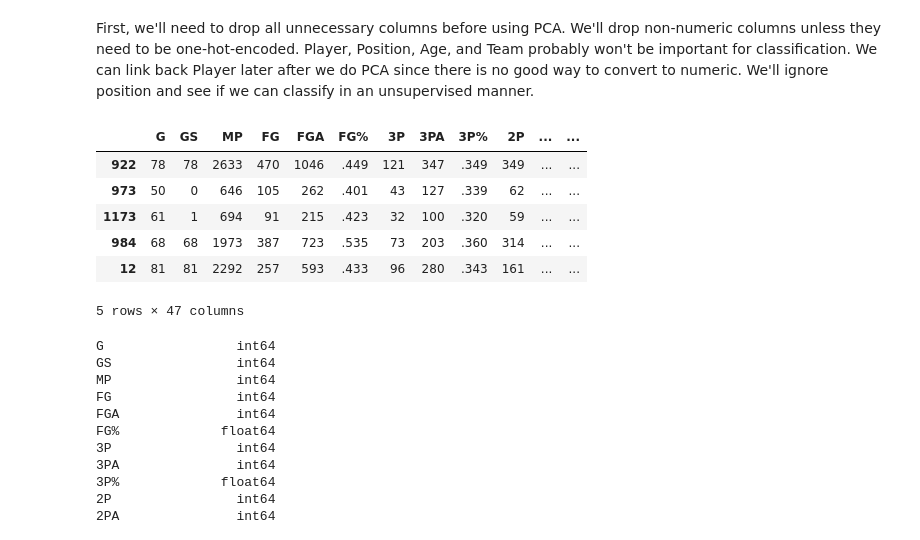
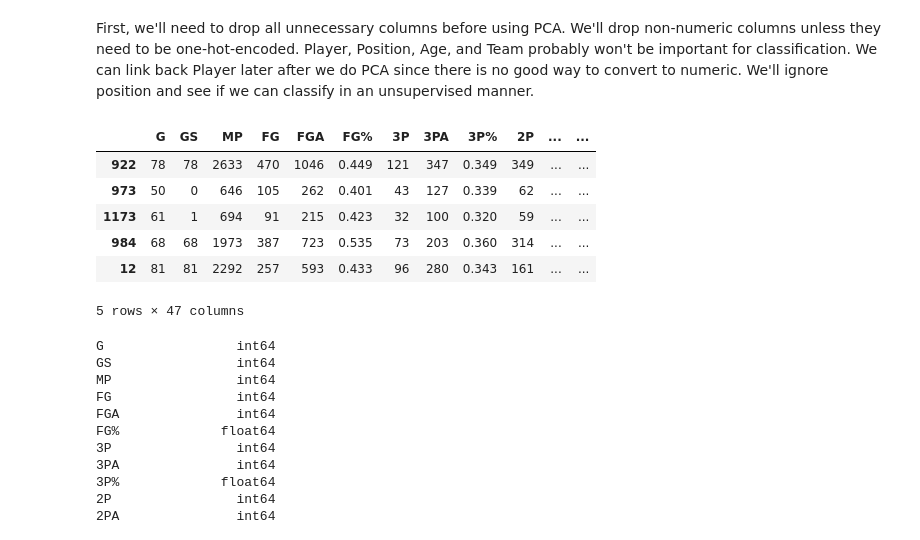
Before and after one commit to derek-y-lee/nba_player_selection, a Jupyter notebook: nbaPlayerClassify.ipynb, the cells around one changed output. Drawn from its saved outputs; the diff is of its cells as text; code cells hidden in the pictures.

```diff
--- a/nbaPlayerClassify.ipynb
+++ b/nbaPlayerClassify.ipynb
@@ -314,0 +335,2 @@ dtype: bool
+# %%
+full_dedup_final.replace(to_replace='', value=0, inplace=True)
@@ -314,0 +361,4 @@ dtype: bool
+# %%
+str_col = [col for col in full_dedup_final.columns if full_dedup_final[col].dtype=='object' and col not in ['Player', 'Pos', 'Tm']]
+# %%
+full_dedup_final[str_col] = full_dedup_final[str_col].apply(pd.to_numeric, errors='coerce')
@@ -315,3 +385,5 @@ dtype: bool
+# %%
+stats = full_dedup_final[full_dedup_final.G > 15]
 # %% [markdown]
 ## PCA
 # %% [markdown]
@@ -320,13 +392,13 @@ We'll want to use PCA to reduce dimensionality since there are tons of features
 First, we'll need to drop all unnecessary columns before using PCA. We'll drop non-numeric columns unless they need to be one-hot-encoded. Player, Position, Age, and Team probably won't be important for classification. We can link back Player later after we do PCA since there is no good way to convert to numeric. We'll ignore position and see if we can classify in an unsupervised manner.
 # %%
 drop = ['Player','Pos', 'Age', 'Tm']
-stats_train = full_dedup_final.drop(columns=drop)
+stats_train = stats.drop(columns=drop) # full_dedup_final has our player labels
 stats_train.head()
 # %% [output]
 |  | G | GS | MP | FG | FGA | FG% | 3P | 3PA | 3P% | 2P | ... | ... |
-| 922 | 78 | 78 | 2633 | 470 | 1046 | .449 | 121 | 347 | .349 | 349 | ... | ... |
-| 973 | 50 | 0 | 646 | 105 | 262 | .401 | 43 | 127 | .339 | 62 | ... | ... |
-| 1173 | 61 | 1 | 694 | 91 | 215 | .423 | 32 | 100 | .320 | 59 | ... | ... |
-| 984 | 68 | 68 | 1973 | 387 | 723 | .535 | 73 | 203 | .360 | 314 | ... | ... |
-| 12 | 81 | 81 | 2292 | 257 | 593 | .433 | 96 | 280 | .343 | 161 | ... | ... |
+| 922 | 78 | 78 | 2633 | 470 | 1046 | 0.449 | 121 | 347 | 0.349 | 349 | ... | ... |
+| 973 | 50 | 0 | 646 | 105 | 262 | 0.401 | 43 | 127 | 0.339 | 62 | ... | ... |
+| 1173 | 61 | 1 | 694 | 91 | 215 | 0.423 | 32 | 100 | 0.320 | 59 | ... | ... |
+| 984 | 68 | 68 | 1973 | 387 | 723 | 0.535 | 73 | 203 | 0.360 | 314 | ... | ... |
+| 12 | 81 | 81 | 2292 | 257 | 593 | 0.433 | 96 | 280 | 0.343 | 161 | ... | ... |
 5 rows × 47 columns
```
Also changed, not shown: parts of 51 cells of this notebook.
